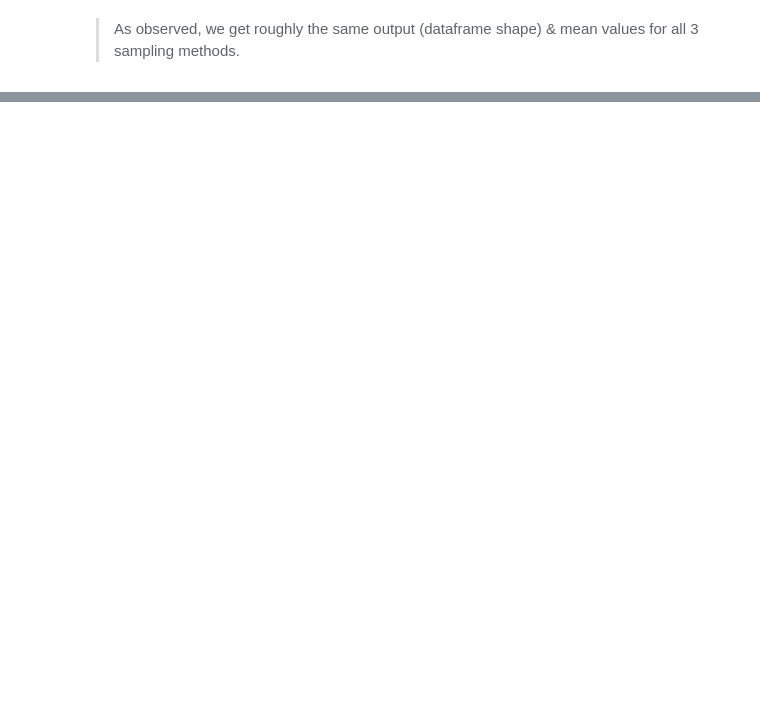
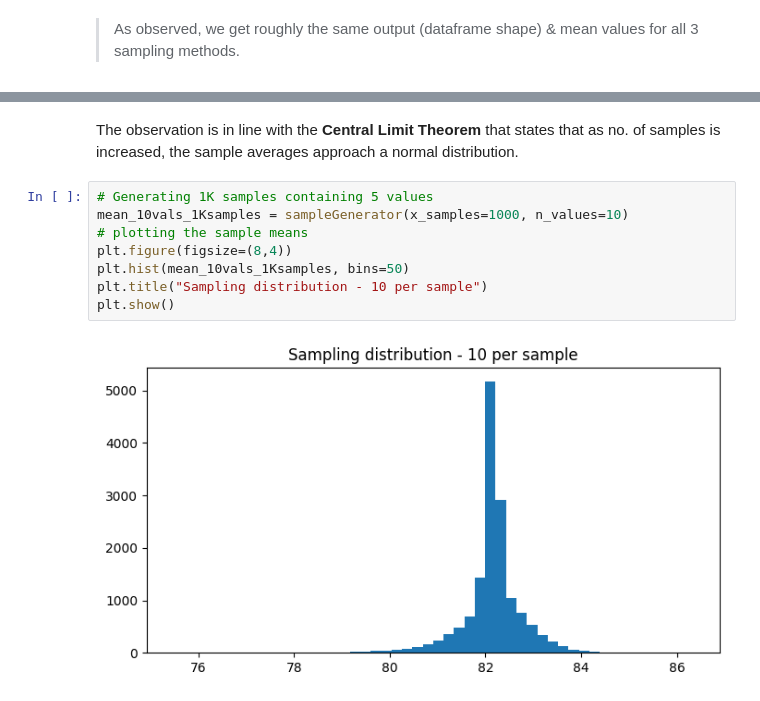
Before and after one commit to abhijeet-bhambere/python-ml-trail, a Jupyter notebook: sampling-in-python.ipynb, the cells around one changed output, grey strips where cells are left out. Drawn from its saved outputs; the diff is of its cells as text; blank space fills up the shorter version.

```diff
--- a/sampling-in-python.ipynb
+++ b/sampling-in-python.ipynb
@@ -474,0 +492,12 @@ np.float64(82.06018656716418)
+# %% [markdown]
+The observation is in line with the **Central Limit Theorem** that states that as no. of samples is increased, the sample averages approach a normal distribution.
+# %%
+# Generating 1K samples containing 5 values
+mean_10vals_1Ksamples = sampleGenerator(x_samples=1000, n_values=10)
+# plotting the sample means
+plt.figure(figsize=(8,4))
+plt.hist(mean_10vals_1Ksamples, bins=50)
+plt.title("Sampling distribution - 10 per sample")
+plt.show()
+# %% [output]
+[figure, added]
```
Also changed, not shown: parts of 14 cells of this notebook.
